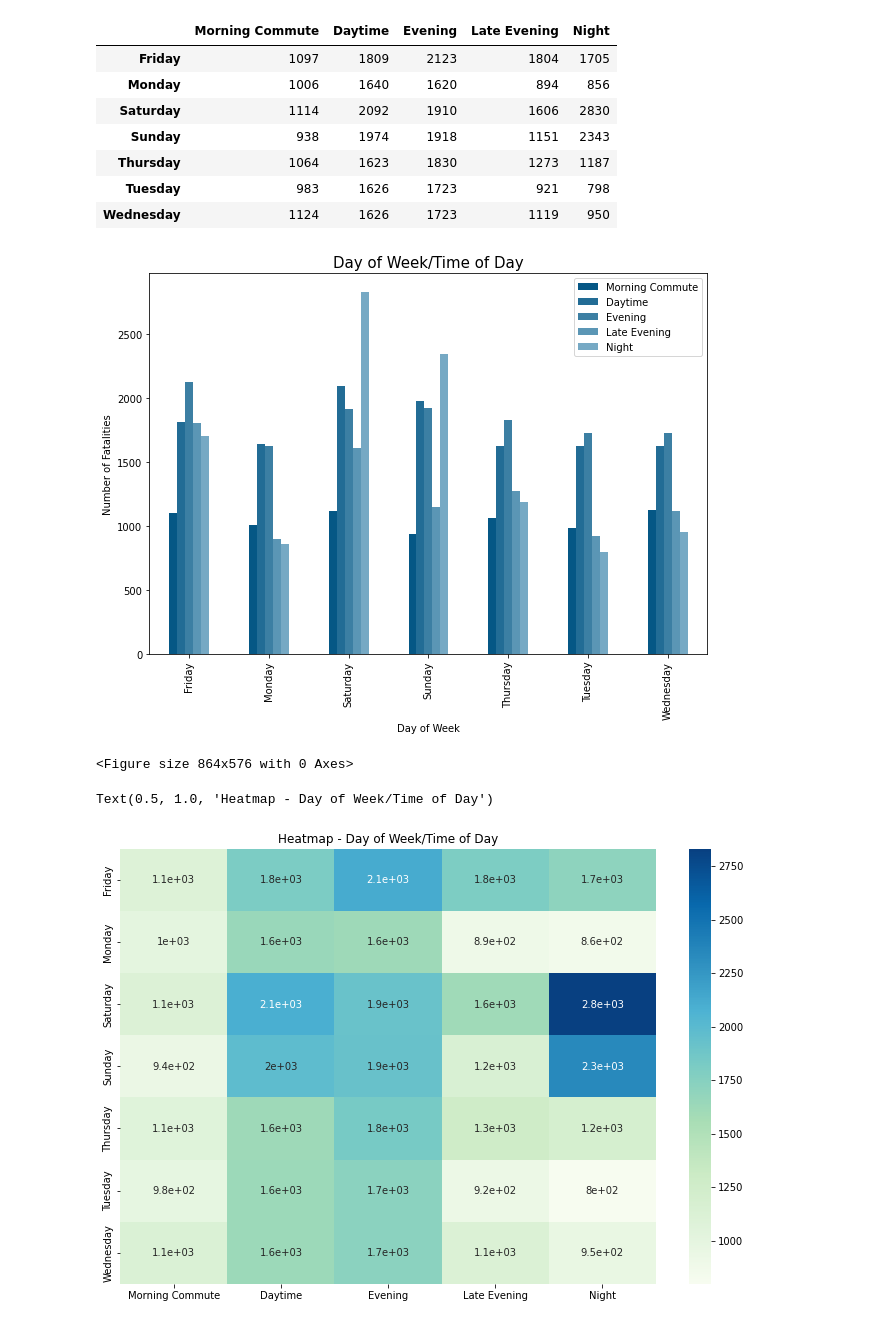
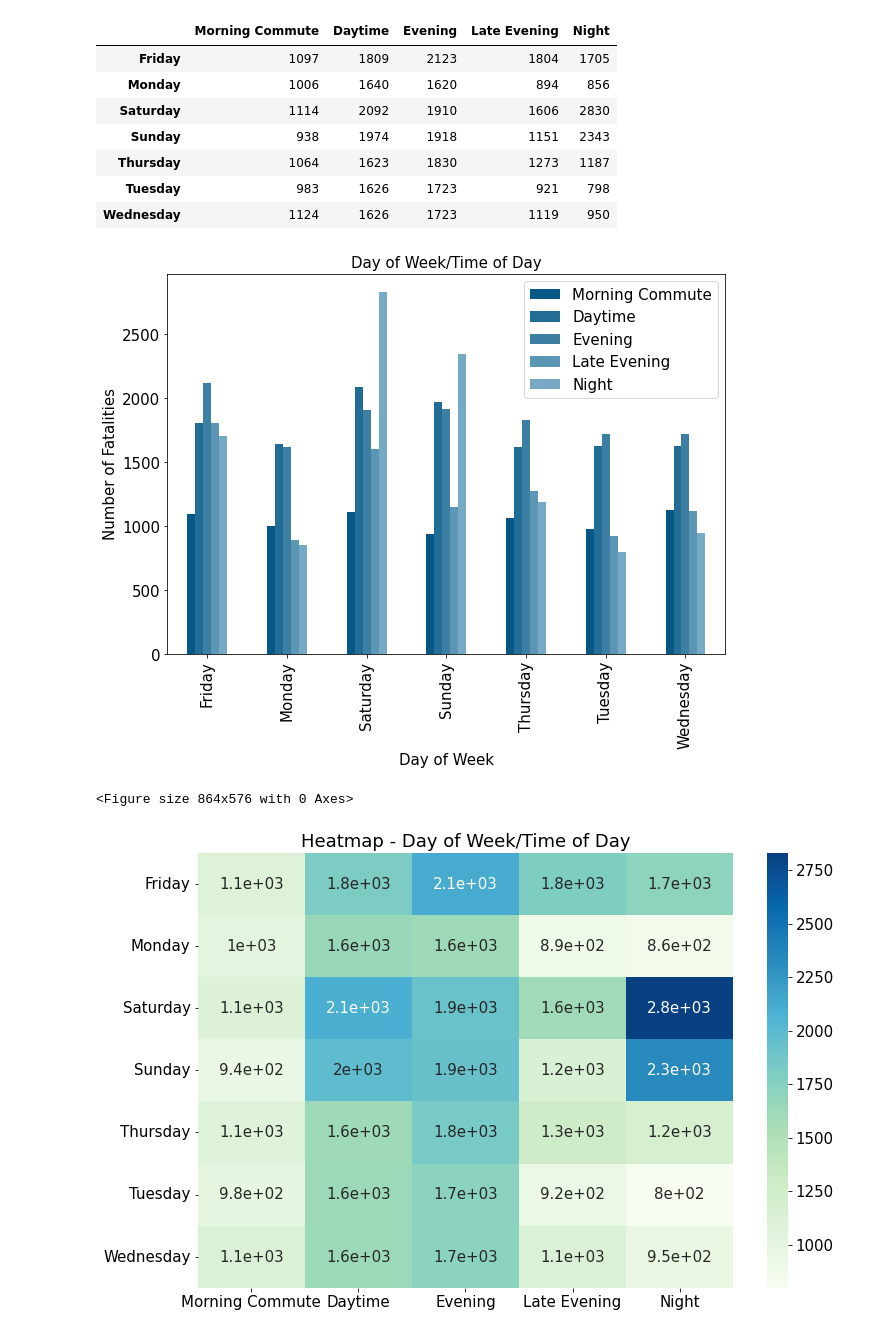
Before and after one commit to kpellas/Project_1, a Jupyter notebook: time.ipynb, the cells around one changed output. Saved outputs shown, nothing was run; the diff lists cells and outputs as text; code cells hidden in the pictures.

```diff
--- a/time.ipynb
+++ b/time.ipynb
@@ -518,6 +518,10 @@ Index(['Crash ID', 'State', 'Crash Month', 'Year', 'Day of Week', 'Time',
 main_df.to_csv('./Resources/clean_crash_population.csv', index=False)
 # %% [markdown]
 ## Summary Stats
+# %%
+font = {'size'   : 15}
+
+plt.rc('font', **font)
 # %%
 #Set total number of fatalities
 total_fatalities = "{:,}".format(len(main_df))
@@ -1456,7 +1410,7 @@ morning_dow = main_df.loc[main_df["Time of Day"] == "Morning Commute (6am - 10am
 daytime_dow = main_df.loc[main_df["Time of Day"] == "Daytime (10am - 3pm)"].groupby(["Day of Week"])['Crash ID'].count()
 evening_dow = main_df.loc[main_df["Time of Day"] == "Evening Commute (3pm - 7pm)"].groupby(["Day of Week"])['Crash ID'].count()
 late_evening_dow = main_df.loc[main_df["Time of Day"] == "Late Evening (7pm - 11pm)"].groupby(["Day of Week"])['Crash ID'].count()
-night_dow = main_df.loc[main_df["Time++++++++++++++++++ of Day"] == "Night (12pm - 6am)"].groupby(["Day of Week"])['Crash ID'].count()
+night_dow = main_df.loc[main_df["Time of Day"] == "Night (12pm - 6am)"].groupby(["Day of Week"])['Crash ID'].count()
 
 time_by_day_of_week = pd.DataFrame({'Morning Commute': morning_dow , 'Daytime': daytime_dow, 'Evening': evening_dow, 'Late Evening': late_evening_dow, 'Night' : night_dow}).rename_axis(None)
 # %%
@@ -1476,13 +1430,20 @@ plt.title('Day of Week/Time of Day', fontsize = 15)
 plt.ylabel('Number of Fatalities')
 plt.xlabel('Day of Week')
 plt.figure(figsize=(12,8));
+plt.savefig('images/time_by_day_of_week.jpg',
+            format='jpeg',
+            dpi=100,
+            bbox_inches='tight')
 # %% [output]
-[figure, old version]
+[figure, new version]
 <Figure size 864x576 with 0 Axes>
 # %%
 plt.figure(figsize=(12,8))
 sns.heatmap(time_by_day_of_week, annot=True, cmap = "GnBu")
 plt.title("Heatmap - Day of Week/Time of Day")
+plt.savefig('images/toddow_heatmap.jpg',
+            format='jpeg',
+            dpi=100,
+            bbox_inches='tight')
 # %% [output]
-Text(0.5, 1.0, 'Heatmap - Day of Week/Time of Day')
-[figure, old version]
+[figure, new version]
```
Also changed, not shown: parts of 25 cells of this notebook, 32 other files.
